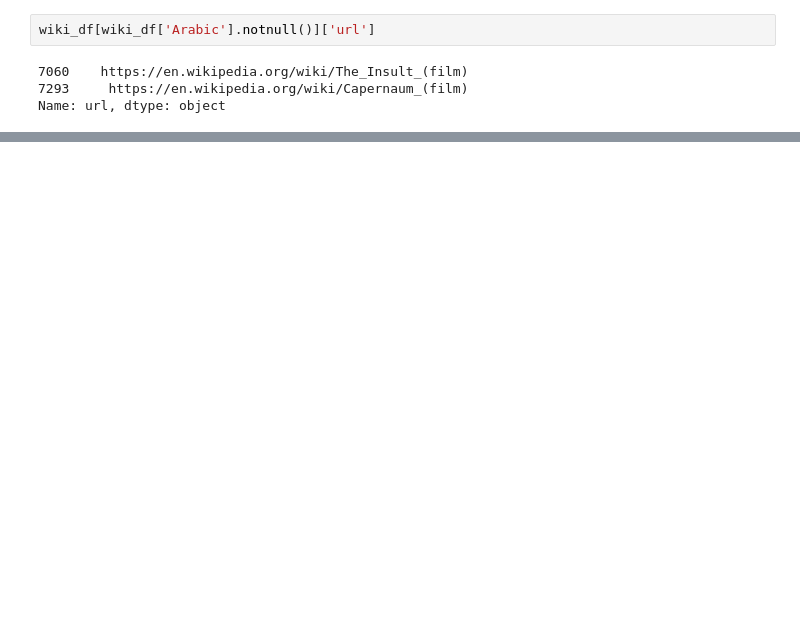
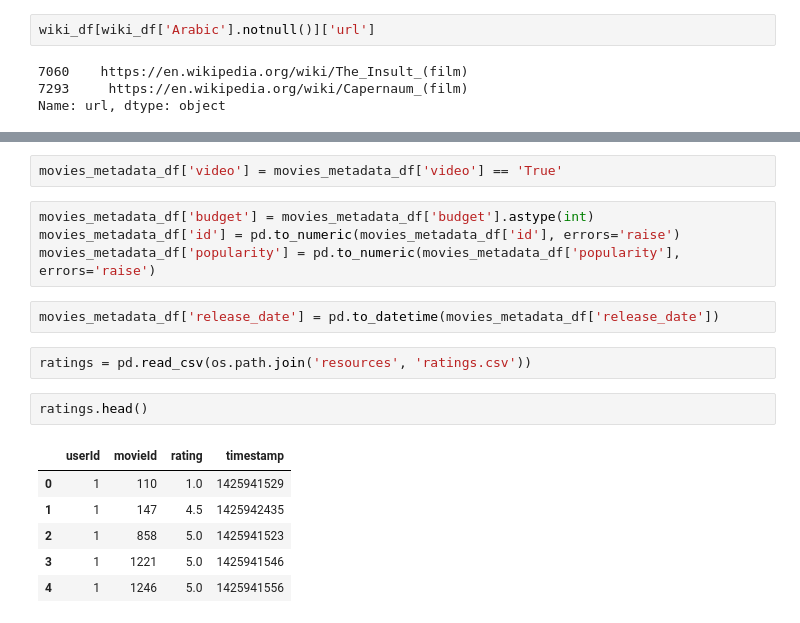
Before and after one commit to perchingeagle/Movies-ETL, a Jupyter notebook: movies_etl.ipynb, the cells around one changed output, grey strips where cells are left out. Cells and saved outputs as stored; diff of their text form; blank space fills up the shorter version.

```diff
--- a/movies_etl.ipynb
+++ b/movies_etl.ipynb
@@ -124,0 +463,19 @@ sorted(cleaned_movies_df.columns.to_list())
+# %%
+movies_metadata_df['video'] = movies_metadata_df['video'] == 'True'
+# %%
+movies_metadata_df['budget'] = movies_metadata_df['budget'].astype(int)
+movies_metadata_df['id'] = pd.to_numeric(movies_metadata_df['id'], errors='raise')
+movies_metadata_df['popularity'] = pd.to_numeric(movies_metadata_df['popularity'], errors='raise')
+# %%
+movies_metadata_df['release_date'] = pd.to_datetime(movies_metadata_df['release_date'])
+# %%
+ratings = pd.read_csv(os.path.join('resources', 'ratings.csv'))
+# %%
+ratings.head()
+# %% [output]
+|  | userId | movieId | rating | timestamp |
+| 0 | 1 | 110 | 1.0 | 1425941529 |
+| 1 | 1 | 147 | 4.5 | 1425942435 |
+| 2 | 1 | 858 | 5.0 | 1425941523 |
+| 3 | 1 | 1221 | 5.0 | 1425941546 |
+| 4 | 1 | 1246 | 5.0 | 1425941556 |
```
Also changed, not shown: parts of 41 cells of this notebook.
